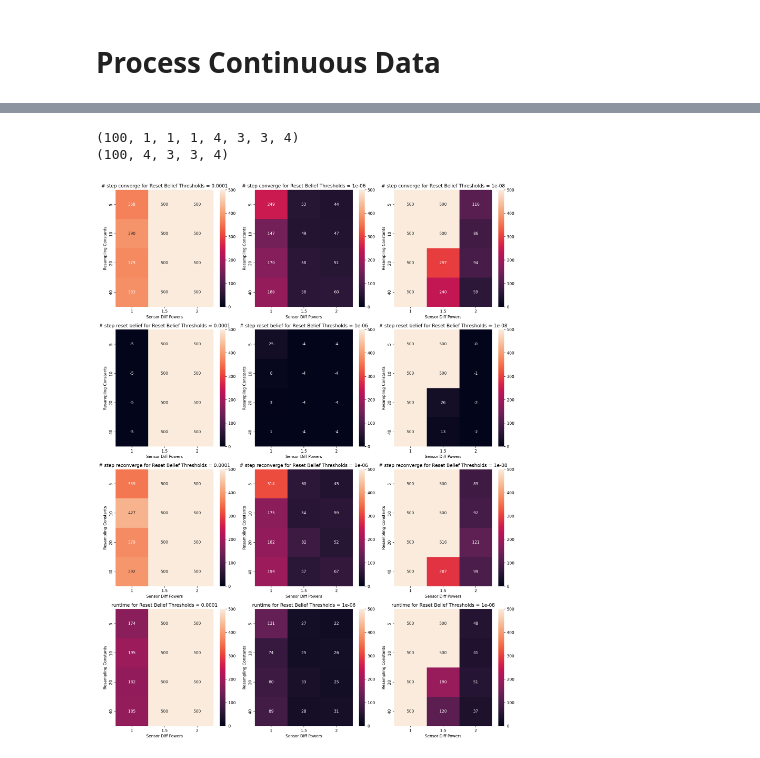
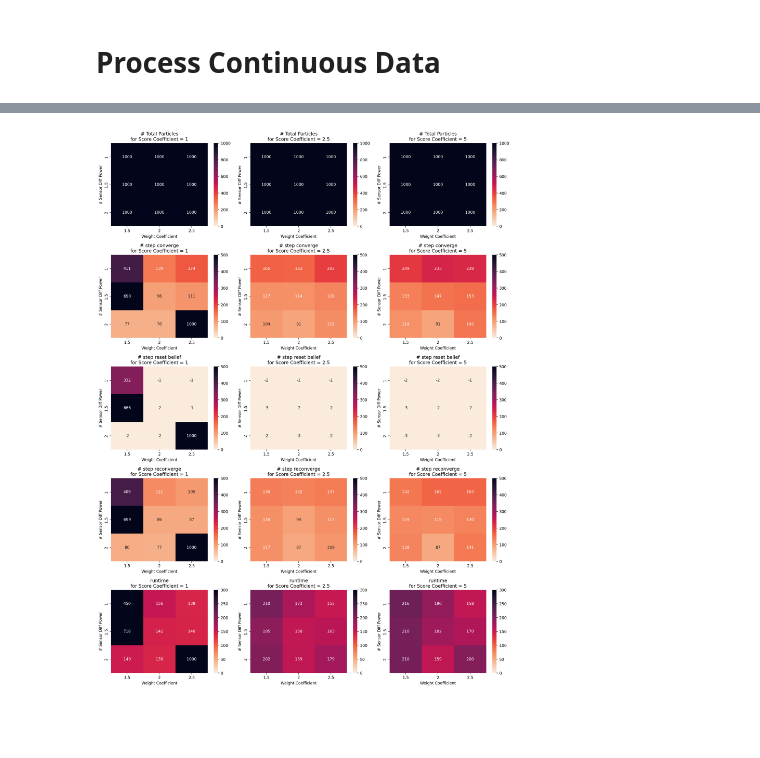
Before and after one commit to wangguanzhi/me133b, a Jupyter notebook: data_analysis.ipynb, the cells around one changed output, grey strips where cells are left out. Saved outputs shown, nothing was run; the diff lists cells and outputs as text; code cells hidden in the pictures; blank space fills up the shorter version.

Commit message:
Completed figure generation code. Fixed error in CAMCL code. Rerunning experiment

```diff
--- a/data_analysis.ipynb
+++ b/data_analysis.ipynb
@@ -7,0 +116,5 @@ import seaborn as sns
+# %%
+ns_particles = [10, 100, 1000]
+metric_names = ['# Total Particles', '# step converge', '# step reset belief', '# step reconverge', 'runtime']
+
+vis_data_1_AMCL(AMCL_avg_n_particles_only, ns_particles, metric_names)
@@ -21,0 +244,20 @@ def vis_data(data, xticklabels, yticklabels):
+# %%
+CAMCL = np.load('CAMCL_n100.npy')
+print(CAMCL.shape)
+
+CAMCL_avg = np.mean(CAMCL, axis=0)
+print(CAMCL_avg.shape)
+
+## Divide total number of particles used by total iterations run
+CAMCL_avg[:, :, :, :, 0] /= (CAMCL_avg[:, :, :, :, 1] + CAMCL_avg[:, :, :, :, 3] + 5)
+
+# Set the runs that did not finish to max iteration
+CAMCL_avg[CAMCL_avg == 0] = 1000
+
+print(np.sum(np.var(CAMCL_avg, axis=0)))
+print(np.sum(np.var(CAMCL_avg, axis=1)))
+print(np.sum(np.var(CAMCL_avg, axis=2)))
+print(np.sum(np.var(CAMCL_avg, axis=3)))
+
+CAMCL_avg_weights_factors = np.mean(CAMCL_avg, axis=2)
+print(CAMCL_avg_weights_factors.shape)
@@ -22,8 +304,13 @@ def vis_data(data, xticklabels, yticklabels):
 # %%
-CPF1 = np.load('CPF_n100_1.npy')
-print(CPF1.shape)
-CPF1 = CPF1[:, 0, 0, 0, :, :, :, :]
-print(CPF1.shape)
+sensor_diff_powers = [1, 1.5, 2]
+weight_coefs = [1.5, 2, 2.5]
+# aveWeights_factors = [1.5, 2, 2.5]
+score_coefs = [1, 2.5, 5]
+
+vis_data_3_CAMCL(
+    CAMCL_avg_weights_factors,
+    data_names = ['# Sensor Diff Power', 'Weight Coefficient', 'Score Coefficient'],
+    data_ticks = [sensor_diff_powers, weight_coefs, score_coefs],
+    metric_names = ['# Total Particles', '# step converge', '# step reset belief', '# step reconverge', 'runtime'])
 # %% [output]
-(100, 1, 1, 1, 4, 3, 3, 4)
-(100, 4, 3, 3, 4)
+[figure, added]
@@ -53,18 +317,3 @@ def vis_data_3(data, data_names, data_ticks, metric_names):
-# %%
-resampling_constants = [5, 10, 20, 40]
-sensor_diff_powers = [1, 1.5, 2]
-reset_belief_thresholds = [1e-4, 1e-6, 1e-8]
-
-CPF1_avg_trial = np.mean(CPF1, axis=0)
-
-CPF1_avg_trial[CPF1_avg_trial == 0] = 500
-
-vis_data_3(CPF1_avg_trial,
-           data_names = ['Resampling Constants', 'Sensor Diff Powers', 'Reset Belief Thresholds'],
-           data_ticks = [resampling_constants, sensor_diff_powers, reset_belief_thresholds],
-           metric_names = ['# step converge', '# step reset belief', '# step reconverge', 'runtime'])
-# %% [output]
-[figure, removed]
 # %%
 def vis_data(data, xticklabels, yticklabels):
 
```
Also changed, not shown: parts of 34 cells of this notebook, 1 other file.
